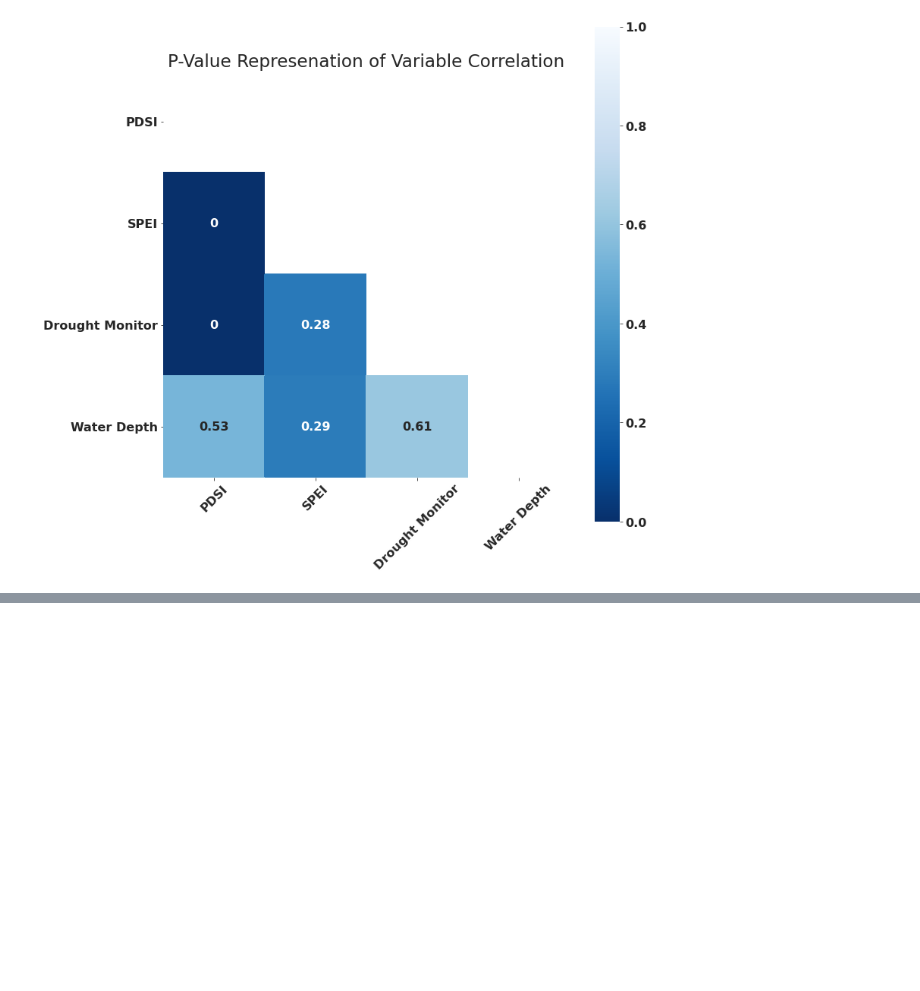
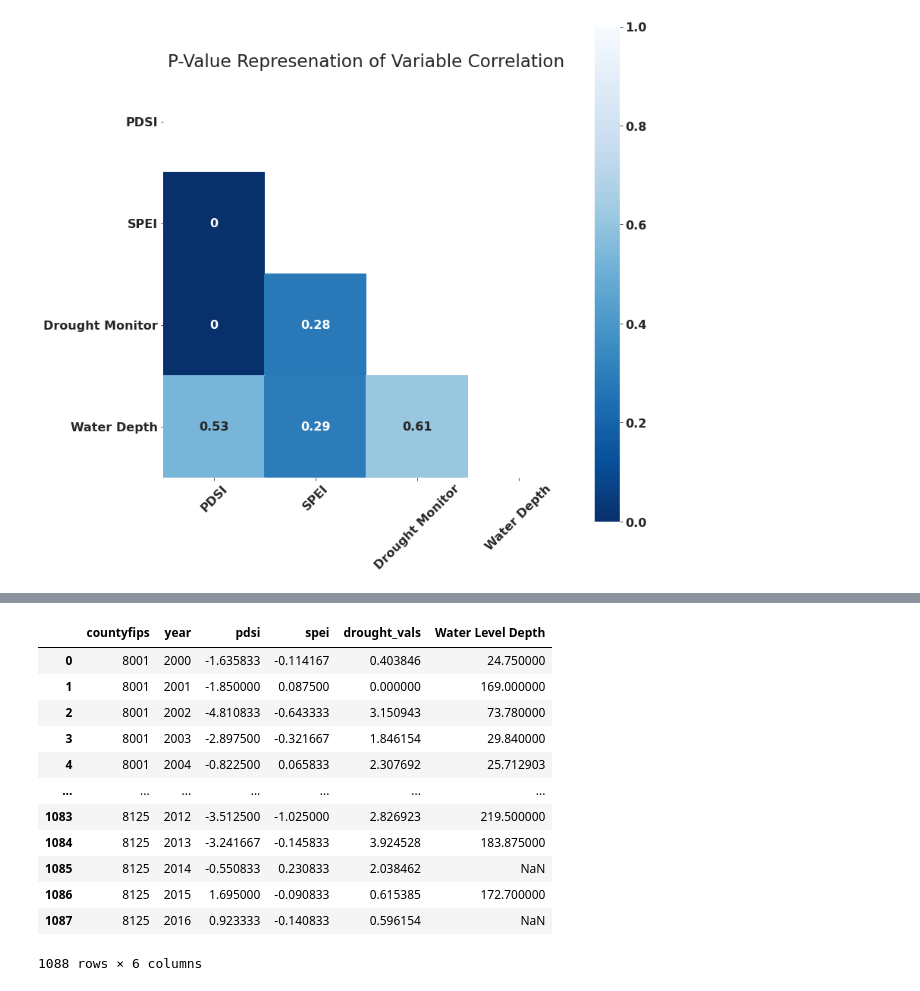
Before and after one commit to alex-truby/colorado_drought_study, a Jupyter notebook: notebooks/visual_eda.ipynb, the cells around one changed output, grey strips where cells are left out. Cells and saved outputs as stored; diff of their text form; code cells hidden in the pictures; blank space fills up the shorter version.

```diff
--- a/notebooks/visual_eda.ipynb
+++ b/notebooks/visual_eda.ipynb
@@ -130,0 +199,16 @@ with sns.axes_style("white"):
+# %%
+df2 = pd.read_csv('./data/cleaned_data.csv')
+# %% [output]
+|  | countyfips | year | pdsi | spei | drought_vals | Water Level Depth |
+| 0 | 8001 | 2000 | -1.635833 | -0.114167 | 0.403846 | 24.750000 |
+| 1 | 8001 | 2001 | -1.850000 | 0.087500 | 0.000000 | 169.000000 |
+| 2 | 8001 | 2002 | -4.810833 | -0.643333 | 3.150943 | 73.780000 |
+| 3 | 8001 | 2003 | -2.897500 | -0.321667 | 1.846154 | 29.840000 |
+| 4 | 8001 | 2004 | -0.822500 | 0.065833 | 2.307692 | 25.712903 |
+| ... | ... | ... | ... | ... | ... | ... |
+| 1083 | 8125 | 2012 | -3.512500 | -1.025000 | 2.826923 | 219.500000 |
+| 1084 | 8125 | 2013 | -3.241667 | -0.145833 | 3.924528 | 183.875000 |
+| 1085 | 8125 | 2014 | -0.550833 | 0.230833 | 2.038462 | NaN |
+| 1086 | 8125 | 2015 | 1.695000 | -0.090833 | 0.615385 | 172.700000 |
+| 1087 | 8125 | 2016 | 0.923333 | -0.140833 | 0.596154 | NaN |
+1088 rows × 6 columns
```
Also changed, not shown: parts of 7 cells of this notebook.
